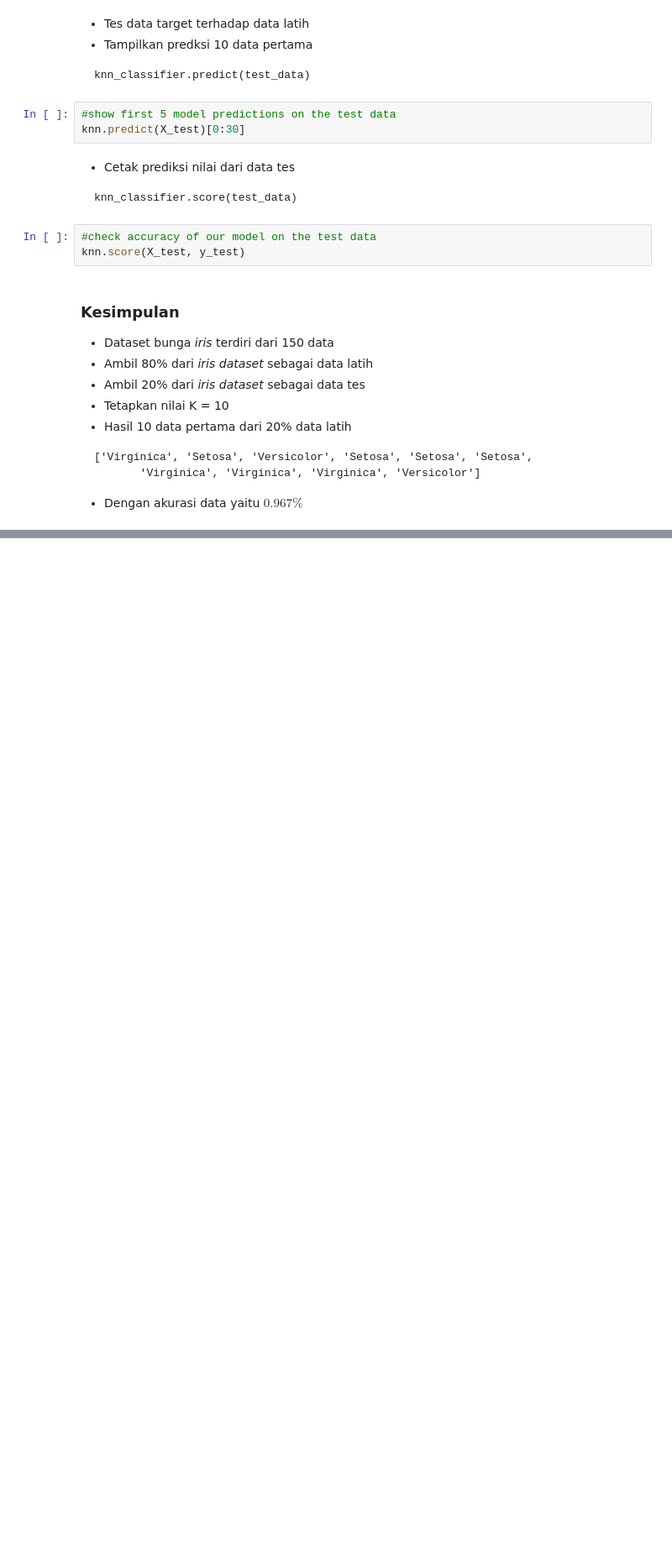
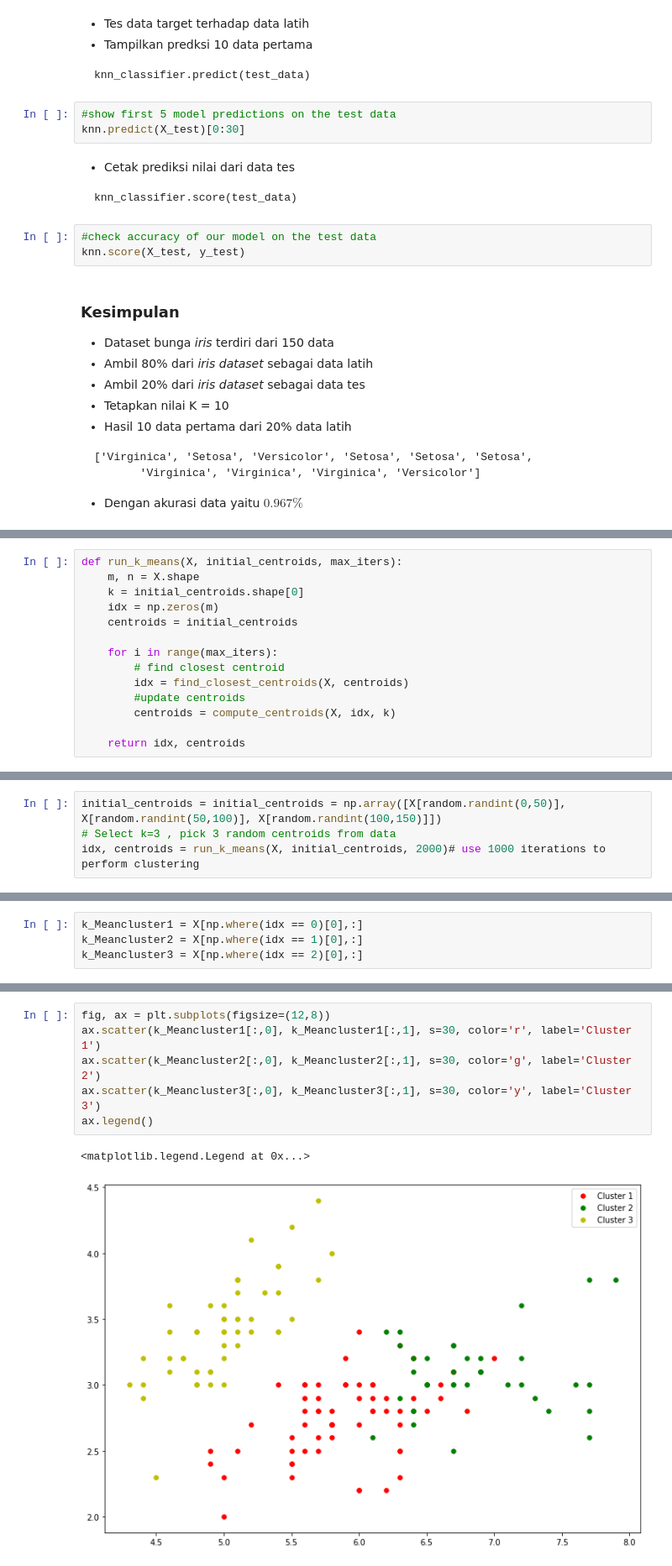
Before and after one commit to Makmunalji/datamining, a Jupyter notebook: Notebook.ipynb, the cells around one changed output, grey strips where cells are left out. Shown: that part at 84% size. Cells and saved outputs as stored; diff of their text form; blank space fills up the shorter version.

```diff
--- a/Notebook.ipynb
+++ b/Notebook.ipynb
@@ -367,0 +521,14 @@ knn.score(X_test, y_test)
+# %%
+def run_k_means(X, initial_centroids, max_iters):
+    m, n = X.shape
+    k = initial_centroids.shape[0]
+    idx = np.zeros(m)
+    centroids = initial_centroids
+
+    for i in range(max_iters):
+        # find closest centroid
+        idx = find_closest_centroids(X, centroids)
+        #update centroids
+        centroids = compute_centroids(X, idx, k)
+
+    return idx, centroids
@@ -367,0 +545,4 @@ knn.score(X_test, y_test)
+# %%
+initial_centroids = initial_centroids = np.array([X[random.randint(0,50)], X[random.randint(50,100)], X[random.randint(100,150)]])
+# Select k=3 , pick 3 random centroids from data
+idx, centroids = run_k_means(X, initial_centroids, 2000)# use 1000 iterations to perform clustering
@@ -367,0 +551,4 @@ knn.score(X_test, y_test)
+# %%
+k_Meancluster1 = X[np.where(idx == 0)[0],:]
+k_Meancluster2 = X[np.where(idx == 1)[0],:]
+k_Meancluster3 = X[np.where(idx == 2)[0],:]
@@ -367,0 +571,9 @@ knn.score(X_test, y_test)
+# %%
+fig, ax = plt.subplots(figsize=(12,8))
+ax.scatter(k_Meancluster1[:,0], k_Meancluster1[:,1], s=30, color='r', label='Cluster 1')
+ax.scatter(k_Meancluster2[:,0], k_Meancluster2[:,1], s=30, color='g', label='Cluster 2')
+ax.scatter(k_Meancluster3[:,0], k_Meancluster3[:,1], s=30, color='y', label='Cluster 3')
+ax.legend()
+# %% [output]
+<matplotlib.legend.Legend at 0x...>
+[figure, added]
```
Also changed, not shown: parts of 25 cells of this notebook.
